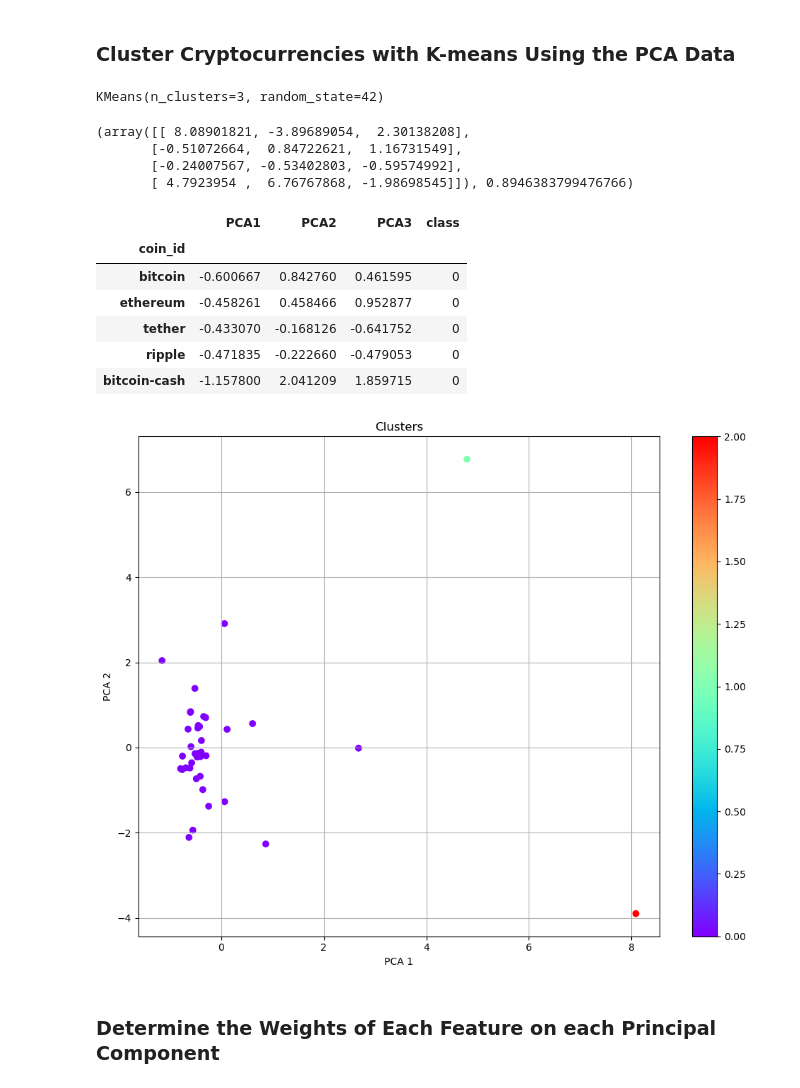
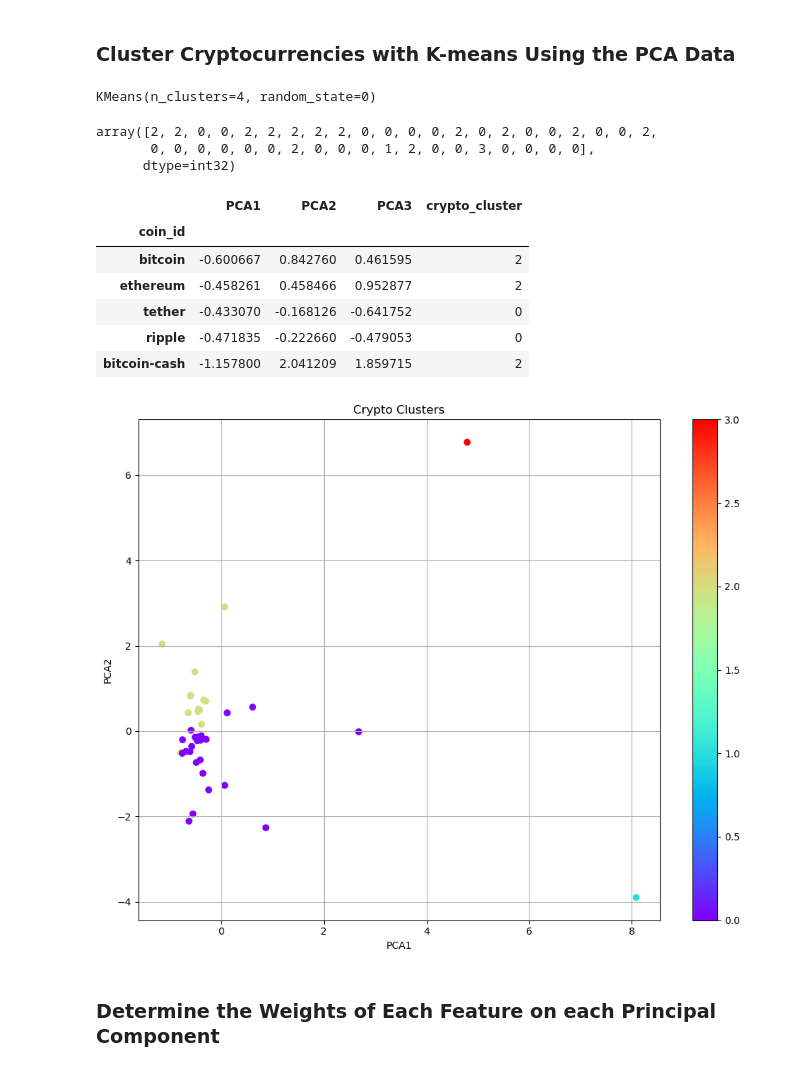
Before and after one commit to Tasnyde/CryptoClustering, a Jupyter notebook: Crypto_Clustering.ipynb, the cells around one changed output. Saved outputs shown, nothing was run; the diff lists cells and outputs as text; code cells hidden in the pictures.

```diff
--- a/Crypto_Clustering.ipynb
+++ b/Crypto_Clustering.ipynb
@@ -136,9 +143,8 @@ kmeans.fit(market_data_df)
 KMeans(n_clusters=4, random_state=0)
 # %%
 # Predict the clusters to group the cryptocurrencies using the scaled data
+crypto_segments = kmeans.predict(scaled_data)
 
-clusters = kmeans.predict(market_data_df)
 # View the resulting array of cluster values.
-market_data_df['Cluster'] = clusters
-market_data_df.head()
+crypto_segments
 # %% [output]
@@ -313,62 +314,53 @@ plt.show()
 best_k = 4
 # %%
 # Fit the K-Means model using the PCA data
-kmeans.fit(pca_df_new[['PCA1', 'PCA2', 'PCA3']])
+kmeans = KMeans(n_clusters=best_k, random_state=0)
+kmeans.fit(pca_df_new)
 # %% [output]
-KMeans(n_clusters=3, random_state=42)
+KMeans(n_clusters=4, random_state=0)
 # %%
 # Predict the clusters to group the cryptocurrencies using the PCA data
-from scipy.cluster.vq import kmeans
-import pandas as pd
-
+kmeans_model = KMeans(n_clusters=4, random_state=0)
+kmeans_model.fit(pca_df_new)
 
 
 # Print the resulting array of cluster values.
-clusters = kmeans(pca_df_new, best_k)
-print(clusters)
+kmeans_model.labels_
 # %% [output]
-(array([[ 8.08901821, -3.89689054,  2.30138208],
-       [-0.51072664,  0.84722621,  1.16731549],
-       [-0.24007567, -0.53402803, -0.59574992],
-       [ 4.7923954 ,  6.76767868, -1.98698545]]), 0.8946383799476766)
+array([2, 2, 0, 0, 2, 2, 2, 2, 2, 0, 0, 0, 0, 2, 0, 2, 0, 0, 2, 0, 0, 2,
+       0, 0, 0, 0, 0, 0, 2, 0, 0, 0, 1, 2, 0, 0, 3, 0, 0, 0, 0],
+      dtype=int32)
 # %%
-kmeans = KMeans(n_clusters=3, random_state=42)
-kmeans.fit(pca_df_new[['PCA1', 'PCA2', 'PCA3']])
 
 # Create a copy of the DataFrame with the PCA data
 pca_df = pca_df_new.copy()
 # Add a new column to the DataFrame with the predicted clusters
-pca_df["class"] = kmeans.labels_
+pca_df["crypto_cluster"] = kmeans.labels_
 # Display sample data
 pca_df.head()
 # %% [output]
-|  | PCA1 | PCA2 | PCA3 | class |
+|  | PCA1 | PCA2 | PCA3 | crypto_cluster |
 | coin_id |  |  |  |  |
-| bitcoin | -0.600667 | 0.842760 | 0.461595 | 0 |
-| ethereum | -0.458261 | 0.458466 | 0.952877 | 0 |
+| bitcoin | -0.600667 | 0.842760 | 0.461595 | 2 |
+| ethereum | -0.458261 | 0.458466 | 0.952877 | 2 |
 | tether | -0.433070 | -0.168126 | -0.641752 | 0 |
 | ripple | -0.471835 | -0.222660 | -0.479053 | 0 |
-| bitcoin-cash | -1.157800 | 2.041209 | 1.859715 | 0 |
+| bitcoin-cash | -1.157800 | 2.041209 | 1.859715 | 2 |
 # %%
 # Create a scatter plot using hvPlot by setting `x="PCA1"` and `y="PCA2"`.
 # Use "class" for the color to better visualize the data.
-import hvplot.pandas
-plot = pca_df.hvplot.scatter(x='PCA1', y='PCA2', by='class', color='class', colormap='viridis', width=600, height=400, title='Scatter Plot of PCA1 vs PCA2 by Cluster Class')
-plot
-
-pca_results = pca_df.copy()
+# Note: You may need to install the hvplot library using `pip install hvplot`.
 plt.figure(figsize=(10, 8))
-plt.scatter(pca_results.PCA1, pca_results.PCA2, c=pca_results["class"], cmap="rainbow")
-
-plt.xlabel("PCA 1")
-plt.ylabel("PCA 2")
-plt.title("Clusters")
+plt.scatter(pca_df.PCA1, pca_df.PCA2, c=pca_df["crypto_cluster"], cmap="rainbow")
+plt.xlabel("PCA1")
+plt.ylabel("PCA2")
+plt.title("Crypto Clusters")
 plt.colorbar()
 plt.tight_layout()
 plt.grid(True)
 plt.show()
 # %% [output]
-[figure, old version]
+[figure, new version]
 # %% [markdown]
 ### Determine the Weights of Each Feature on each Principal Component
 # %%
```
Also changed, not shown: parts of 17 cells of this notebook, 2 other files.
